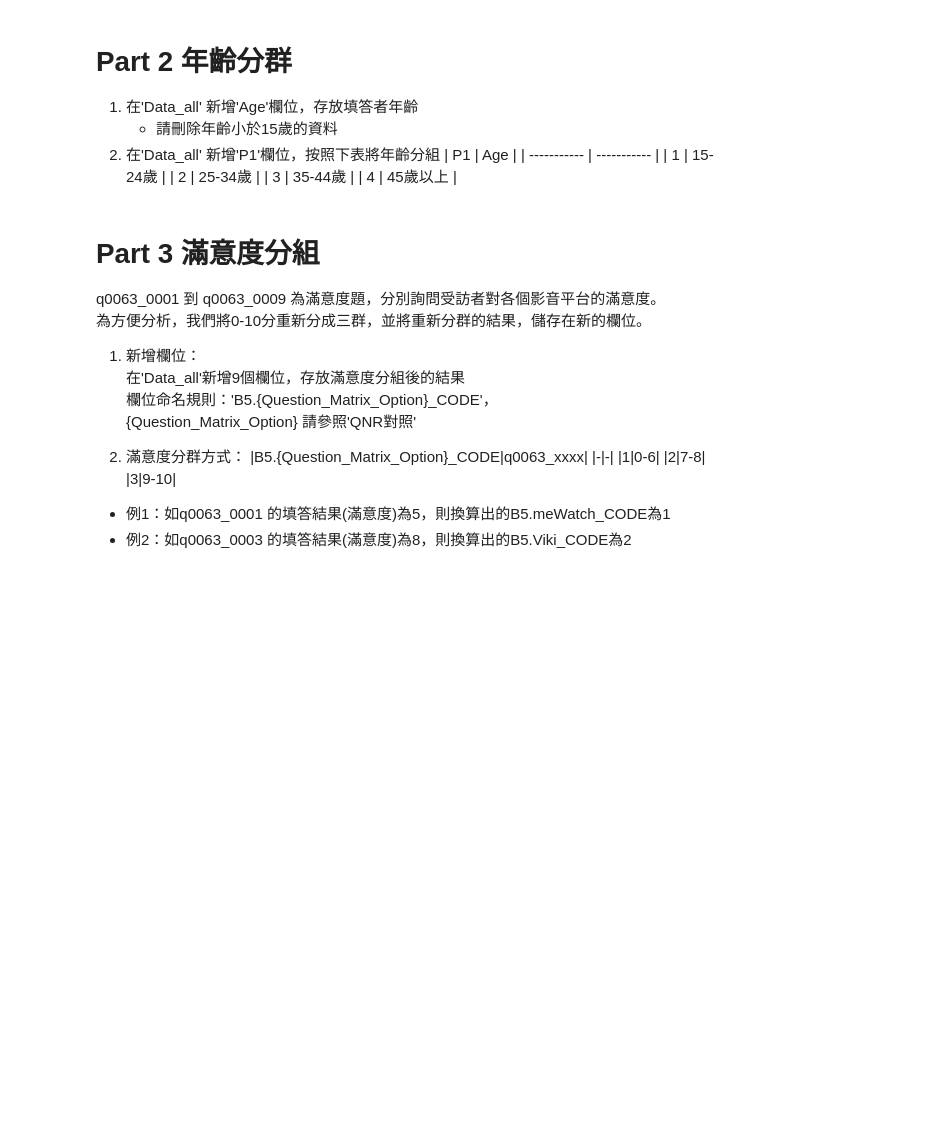
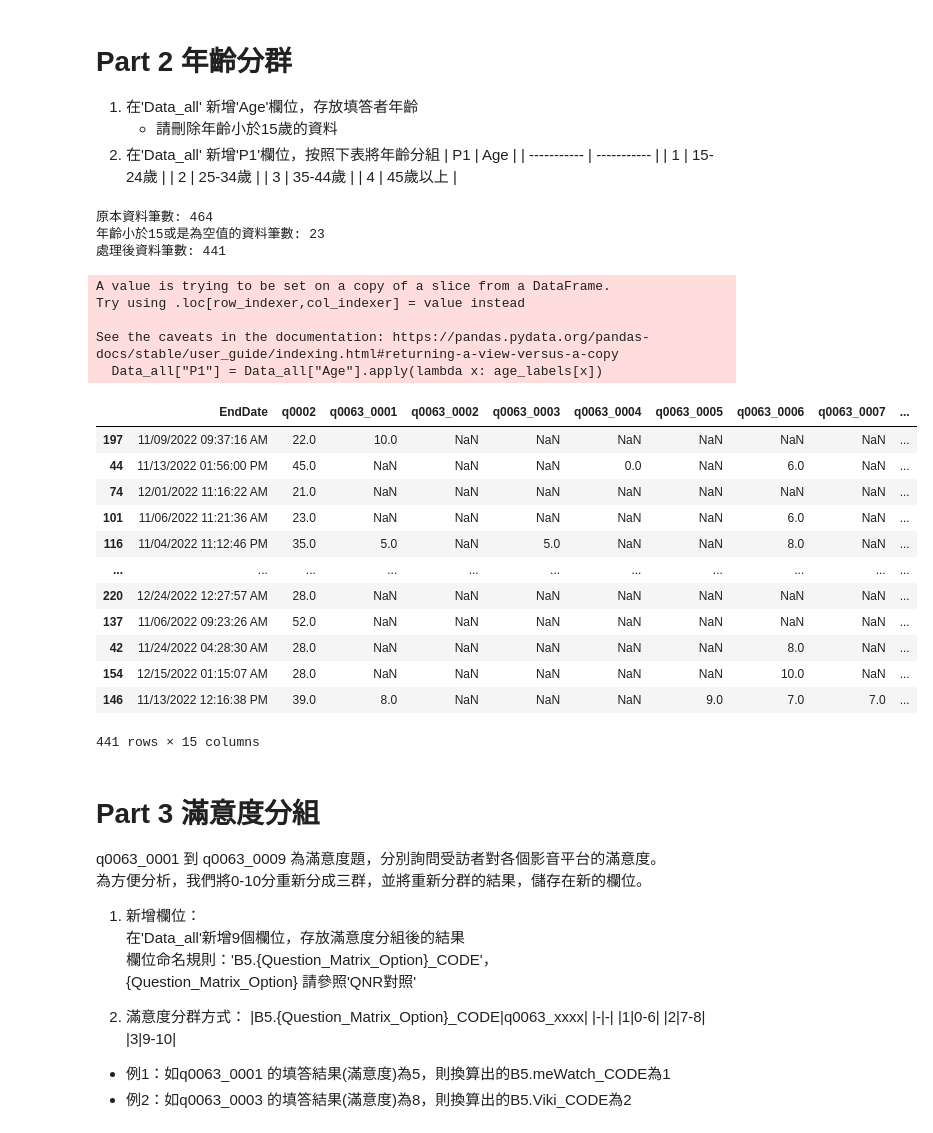
Before and after one commit to hsieh2000/HW, a Jupyter notebook: TNL_Data_Analyst_Intern_test2_Python_Instruction.ipynb, the cells around one changed output. Drawn from its saved outputs; the diff is of its cells as text; code cells hidden in the pictures; blank space fills up the shorter version.

```diff
--- a/TNL_Data_Analyst_Intern_test2_Python_Instruction.ipynb
+++ b/TNL_Data_Analyst_Intern_test2_Python_Instruction.ipynb
@@ -96,3 +81,45 @@ Data_all.sort_values('EndDate', ascending=False).drop_duplicates('Email_enc').so
+# %%
+bins = [15, 25, 35, 45, 101]
+age_strata = ["15-24歲", "25-34歲", "35-44歲", "45歲以上"]
+age_labels = {
+    "15-24歲":1,
+    "25-34歲":2,
+    "35-44歲":3,
+    "45歲以上":4
+}
+
+
+do_age_strata = pd.cut(Data_all['q0002'], bins = bins, labels = age_strata, right = False)
+# %%
+Data_all["Age"] = do_age_strata
+print(f"原本資料筆數: {len(Data_all)}")
+print(f'年齡小於15或是為空值的資料筆數: {len(Data_all[Data_all["q0002"]<15]) + len(Data_all[Data_all["q0002"].isna()])}')
+Data_all = Data_all.dropna(subset = ["Age"])
+Data_all["P1"] = Data_all["Age"].apply(lambda x: age_labels[x])
+print(f"處理後資料筆數: {len(Data_all)}")
+Data_all
+# %% [output]
+原本資料筆數: 464
+年齡小於15或是為空值的資料筆數: 23
+處理後資料筆數: 441
+A value is trying to be set on a copy of a slice from a DataFrame.
+Try using .loc[row_indexer,col_indexer] = value instead
+
+See the caveats in the documentation: https://pandas.pydata.org/pandas-docs/stable/user_guide/indexing.html#returning-a-view-versus-a-copy
+  Data_all["P1"] = Data_all["Age"].apply(lambda x: age_labels[x])
+|  | EndDate | q0002 | q0063_0001 | q0063_0002 | q0063_0003 | q0063_0004 | q0063_0005 | q0063_0006 | q0063_0007 | ... |
+| 197 | 11/09/2022 09:37:16 AM | 22.0 | 10.0 | NaN | NaN | NaN | NaN | NaN | NaN | ... |
+| 44 | 11/13/2022 01:56:00 PM | 45.0 | NaN | NaN | NaN | 0.0 | NaN | 6.0 | NaN | ... |
+| 74 | 12/01/2022 11:16:22 AM | 21.0 | NaN | NaN | NaN | NaN | NaN | NaN | NaN | ... |
+| 101 | 11/06/2022 11:21:36 AM | 23.0 | NaN | NaN | NaN | NaN | NaN | 6.0 | NaN | ... |
+| 116 | 11/04/2022 11:12:46 PM | 35.0 | 5.0 | NaN | 5.0 | NaN | NaN | 8.0 | NaN | ... |
+| ... | ... | ... | ... | ... | ... | ... | ... | ... | ... | ... |
+| 220 | 12/24/2022 12:27:57 AM | 28.0 | NaN | NaN | NaN | NaN | NaN | NaN | NaN | ... |
+| 137 | 11/06/2022 09:23:26 AM | 52.0 | NaN | NaN | NaN | NaN | NaN | NaN | NaN | ... |
+| 42 | 11/24/2022 04:28:30 AM | 28.0 | NaN | NaN | NaN | NaN | NaN | 8.0 | NaN | ... |
+| 154 | 12/15/2022 01:15:07 AM | 28.0 | NaN | NaN | NaN | NaN | NaN | 10.0 | NaN | ... |
+| 146 | 11/13/2022 12:16:38 PM | 39.0 | 8.0 | NaN | NaN | NaN | 9.0 | 7.0 | 7.0 | ... |
+441 rows × 15 columns
 # %% [markdown]
 # Part 3 滿意度分組
 q0063_0001 到 q0063_0009 為滿意度題，分別詢問受訪者對各個影音平台的滿意度。
```
Also changed, not shown: parts of 5 cells of this notebook.
